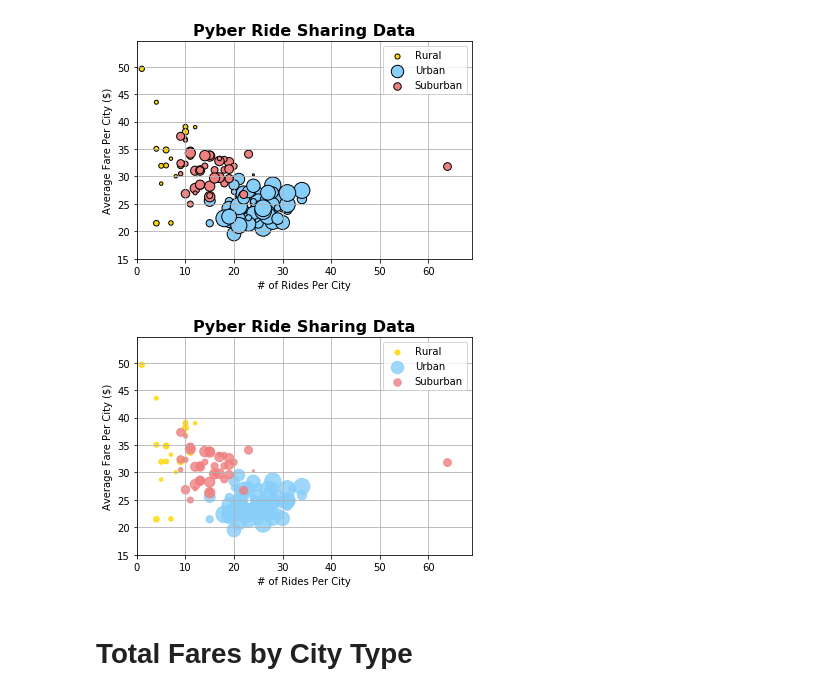
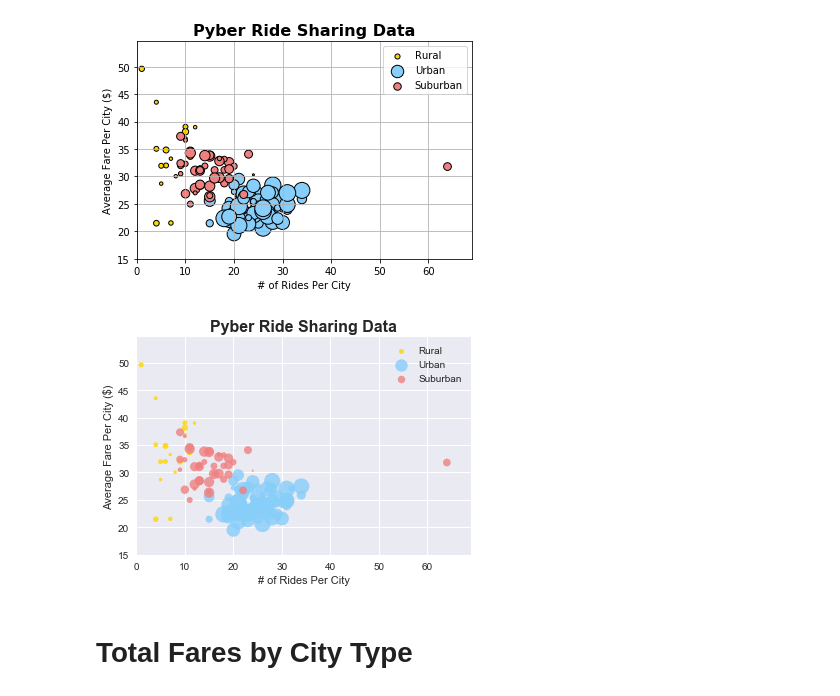
Before and after one commit to spencerrand/Ride-Sharing-Analysis, a Jupyter notebook: Pyber/main.ipynb, the cells around one changed output. Drawn from its saved outputs; the diff is of its cells as text; code cells hidden in the pictures.

```diff
--- a/Pyber/main.ipynb
+++ b/Pyber/main.ipynb
@@ -167,23 +167,25 @@ plt.show()
 # %%
 sns.regplot(rural_total_rides_by_city, rural_avg_fare_by_city,fit_reg=False, color='gold',
             scatter_kws={'s':rural_driver_count_by_city*4})
 sns.regplot(urban_total_rides_by_city, urban_avg_fare_by_city,fit_reg=False, color='lightskyblue',
             scatter_kws={'s':urban_driver_count_by_city*4})
 sns.regplot(suburban_total_rides_by_city, suburban_avg_fare_by_city,fit_reg=False, color='lightcoral',
             scatter_kws={'s':suburban_driver_count_by_city*4})
-plt.grid()
+#plt.grid()
 plt.legend(('Rural','Urban','Suburban'),loc='best')
 
 plt.title("Pyber Ride Sharing Data", fontsize=16, fontweight="bold")
 plt.xlabel("# of Rides Per City")
 plt.ylabel("Average Fare Per City ($)")
 
 plt.xlim(0, total_rides_by_city.max()+5)
 plt.ylim(15, fare_avg_by_city.max()+5)
 
+sns.set()
+
 plt.show()
 # %% [output]
-[figure, old version]
+[figure, new version]
 # %% [markdown]
 <h1>Total Fares by City Type</h1>
 # %%
```
